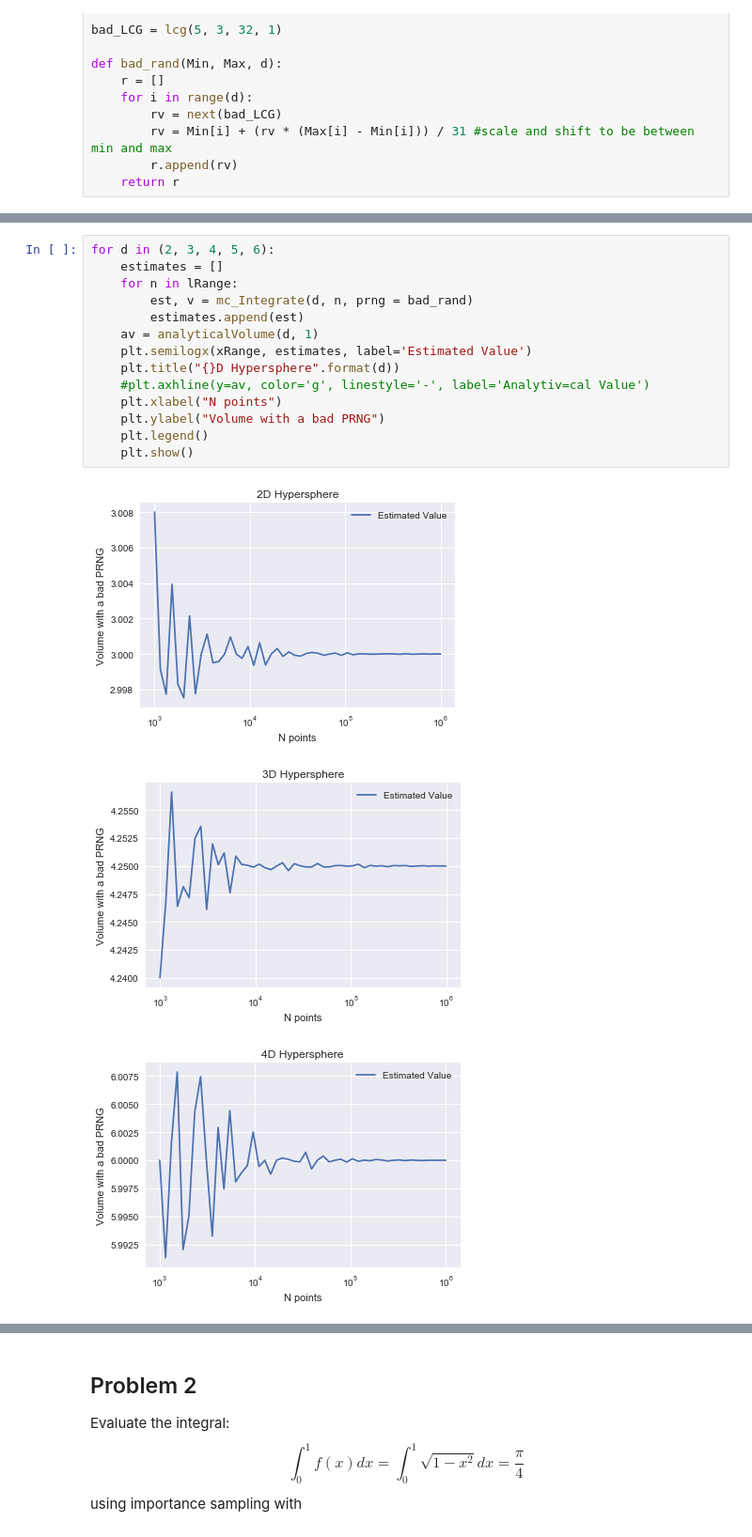
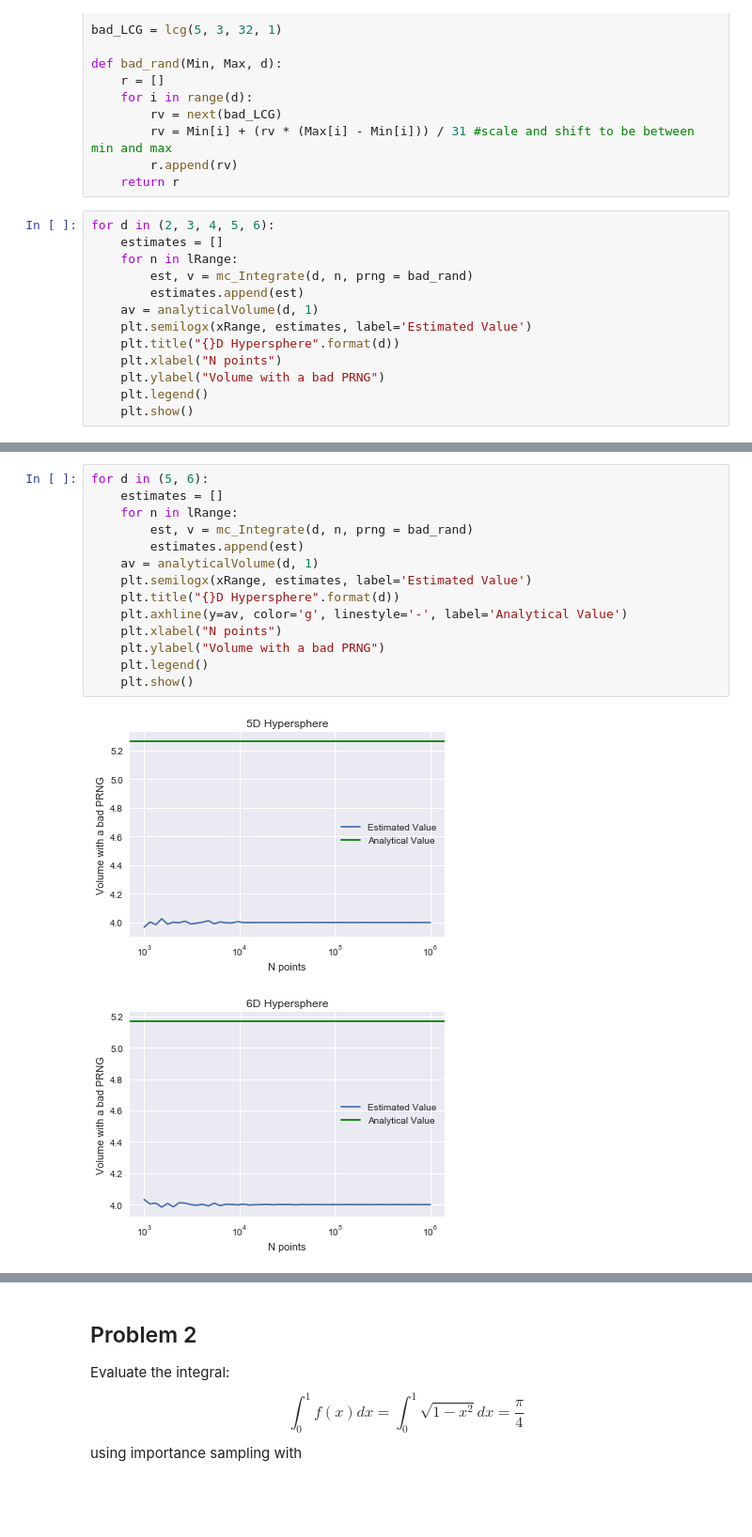
Before and after one commit to SdHockema/P410, a Jupyter notebook: P410 HW04.ipynb, the cells around one changed output, grey strips where cells are left out. Shown: that part at 94% size. Cells and saved outputs as stored; diff of their text form; blank space fills up the shorter version.

```diff
--- a/P410 HW04.ipynb
+++ b/P410 HW04.ipynb
@@ -105,3 +105,16 @@ def bad_rand(Min, Max, d):
         rv = Min[i] + (rv * (Max[i] - Min[i])) / 31 #scale and shift to be between min and max
         r.append(rv)
     return r
+# %%
+for d in (2, 3, 4, 5, 6):
+    estimates = []
+    for n in lRange:
+        est, v = mc_Integrate(d, n, prng = bad_rand)
+        estimates.append(est)
+    av = analyticalVolume(d, 1)
+    plt.semilogx(xRange, estimates, label='Estimated Value')
+    plt.title("{}D Hypersphere".format(d))
+    plt.xlabel("N points")
+    plt.ylabel("Volume with a bad PRNG")
+    plt.legend()
+    plt.show()
@@ -108,18 +129,17 @@ def bad_rand(Min, Max, d):
 # %%
-for d in (2, 3, 4, 5, 6):
+for d in (5, 6):
     estimates = []
     for n in lRange:
         est, v = mc_Integrate(d, n, prng = bad_rand)
         estimates.append(est)
     av = analyticalVolume(d, 1)
     plt.semilogx(xRange, estimates, label='Estimated Value')
     plt.title("{}D Hypersphere".format(d))
-    #plt.axhline(y=av, color='g', linestyle='-', label='Analytiv=cal Value')
+    plt.axhline(y=av, color='g', linestyle='-', label='Analytical Value')
     plt.xlabel("N points")
     plt.ylabel("Volume with a bad PRNG")
     plt.legend()
     plt.show()
 # %% [output]
-[figure, old version]
+[figure, new version]
-[figure, old version]
+[figure, new version]
-[figure, removed]
```
Also changed, not shown: parts of 3 cells of this notebook.
